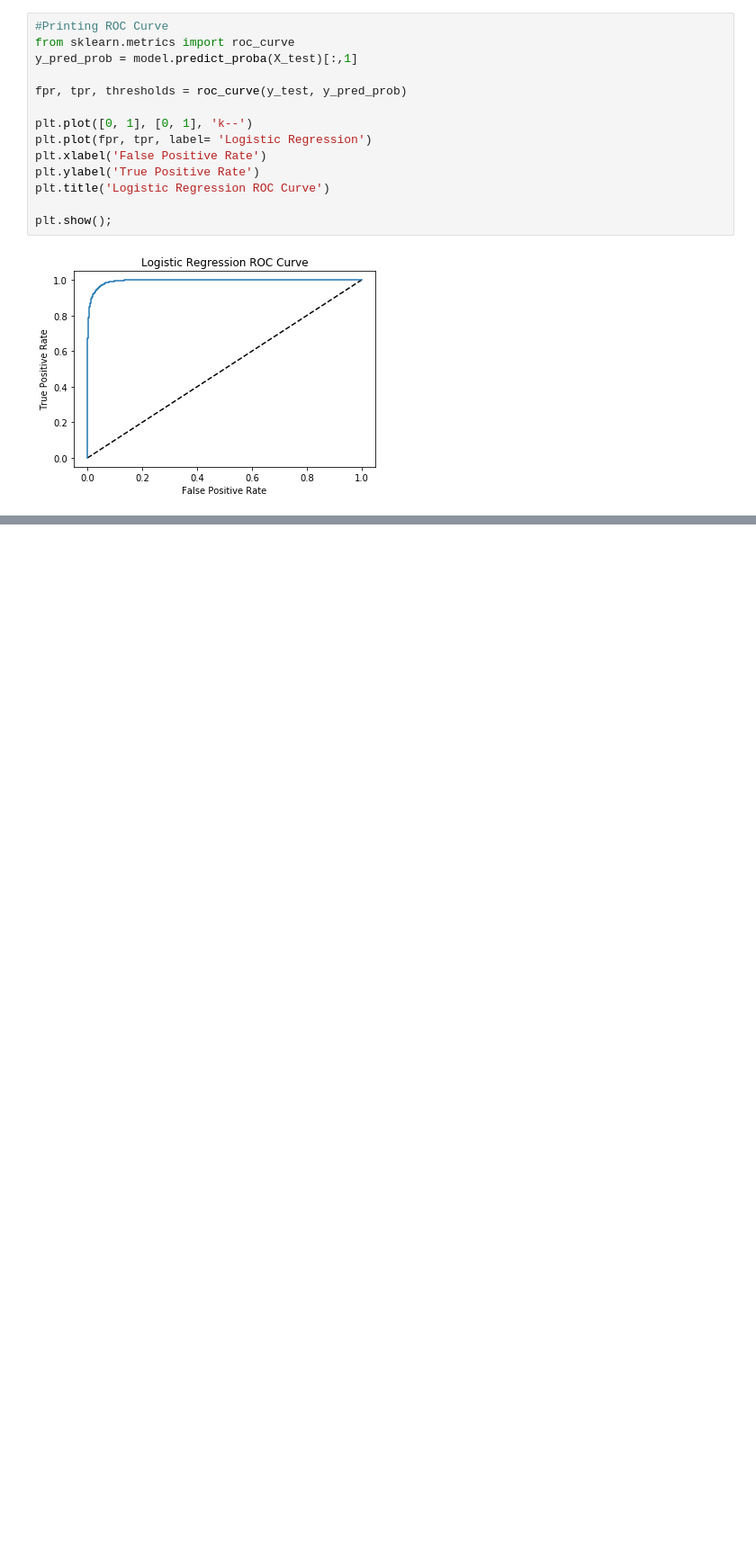
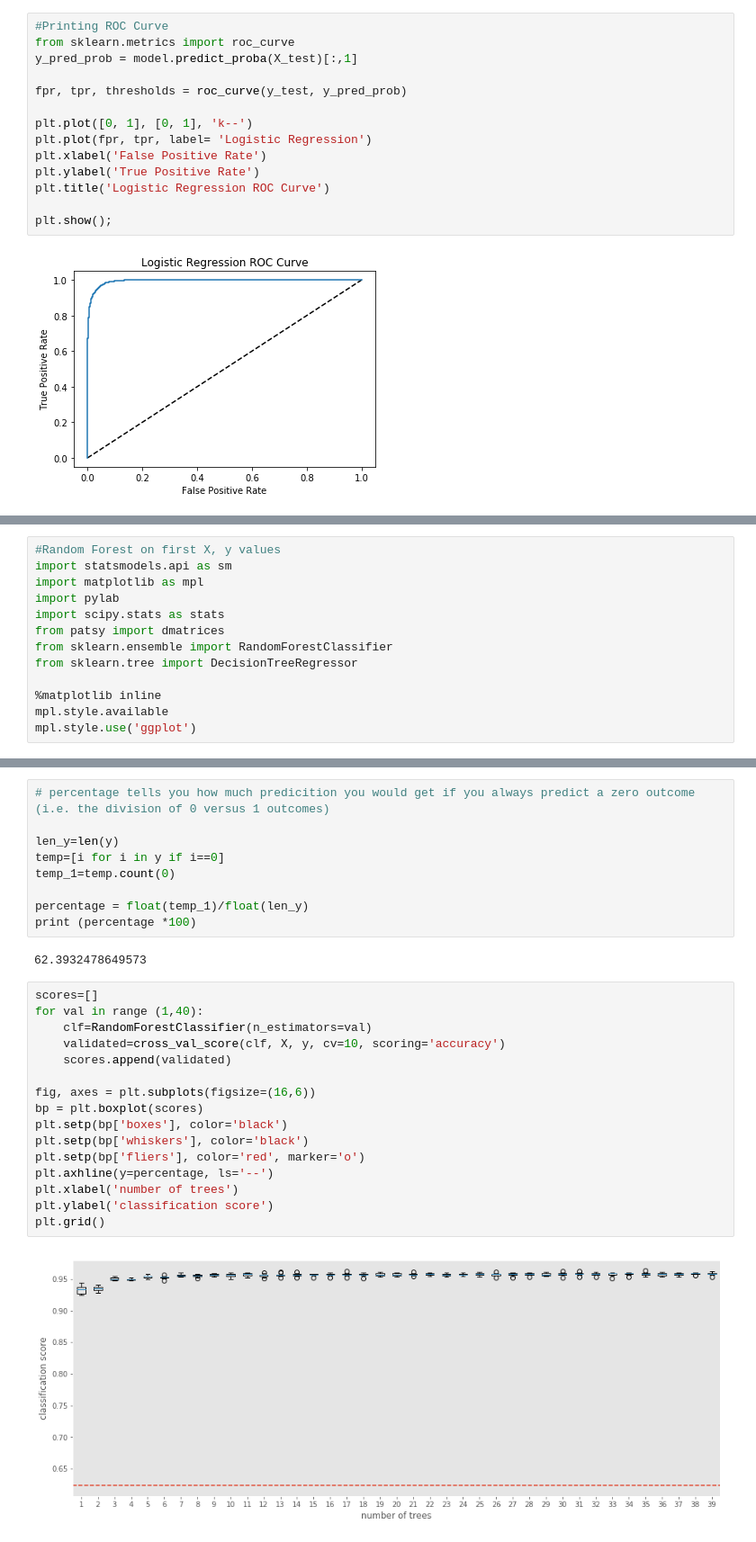
Before and after one commit to juliannarenaud/springboarddatasciencecourse, a Jupyter notebook: UltimateChallenge_JuliannaRenaud.ipynb, the cells around one changed output, grey strips where cells are left out. Shown at 90% size. Saved outputs shown, nothing was run; the diff lists cells and outputs as text; blank space fills up the shorter version.

```diff
--- a/UltimateChallenge_JuliannaRenaud.ipynb
+++ b/UltimateChallenge_JuliannaRenaud.ipynb
@@ -583,0 +792,13 @@ plt.show();
+# %%
+#Random Forest on first X, y values
+import statsmodels.api as sm
+import matplotlib as mpl
+import pylab
+import scipy.stats as stats
+from patsy import dmatrices
+from sklearn.ensemble import RandomForestClassifier
+from sklearn.tree import DecisionTreeRegressor
+
+%matplotlib inline
+mpl.style.available
+mpl.style.use('ggplot')
@@ -583,0 +824,29 @@ plt.show();
+# %%
+# percentage tells you how much predicition you would get if you always predict a zero outcome (i.e. the division of 0 versus 1 outcomes)
+
+len_y=len(y)
+temp=[i for i in y if i==0]
+temp_1=temp.count(0)
+
+percentage = float(temp_1)/float(len_y)
+print (percentage *100)
+# %% [output]
+62.3932478649573
+# %%
+scores=[]
+for val in range (1,40):
+    clf=RandomForestClassifier(n_estimators=val)
+    validated=cross_val_score(clf, X, y, cv=10, scoring='accuracy')
+    scores.append(validated)
+
+fig, axes = plt.subplots(figsize=(16,6))
+bp = plt.boxplot(scores)
+plt.setp(bp['boxes'], color='black')
+plt.setp(bp['whiskers'], color='black')
+plt.setp(bp['fliers'], color='red', marker='o')
+plt.axhline(y=percentage, ls='--')
+plt.xlabel('number of trees')
+plt.ylabel('classification score')
+plt.grid()
+# %% [output]
+[figure, added]
```
Also changed, not shown: parts of 16 cells of this notebook.
